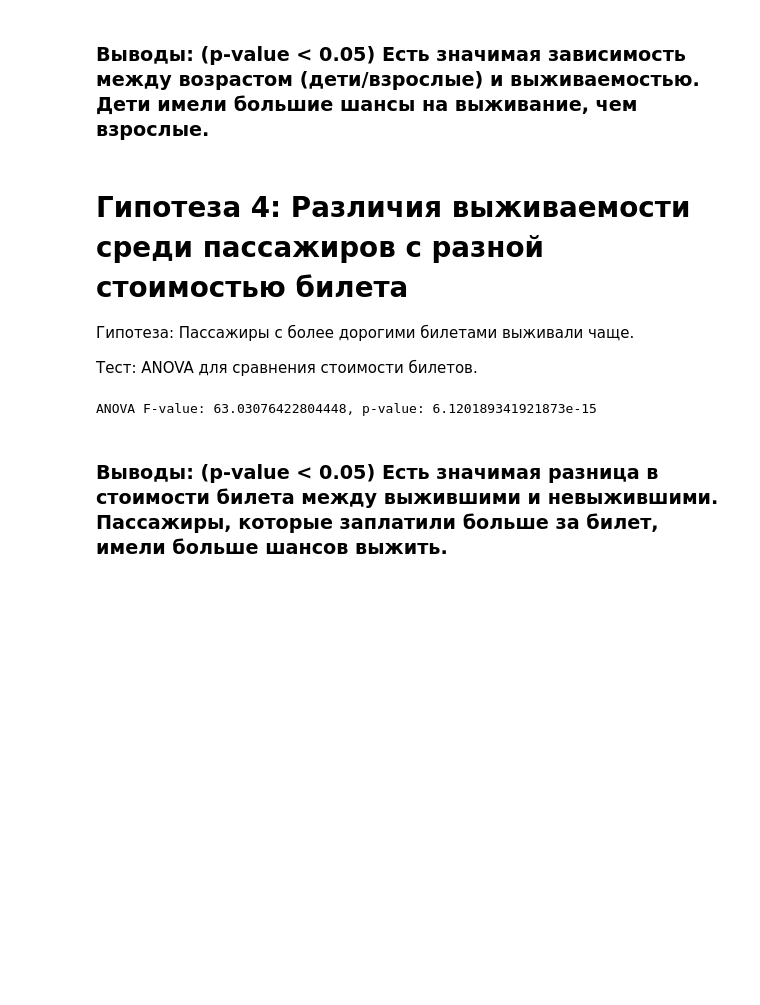
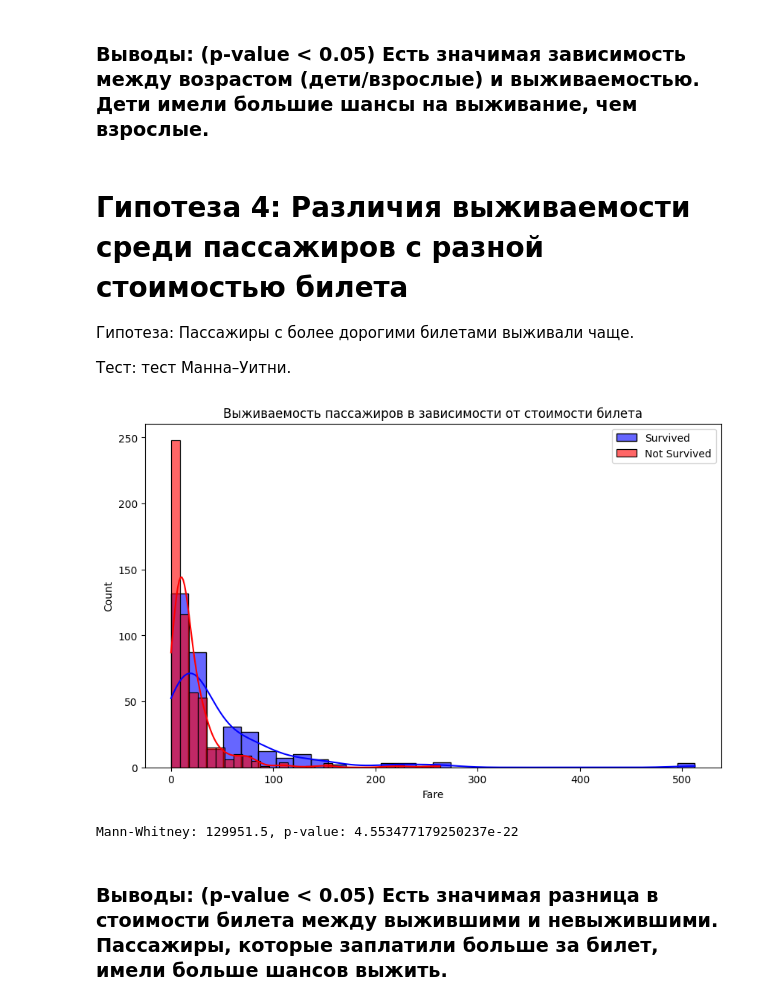
Before and after one commit to vilenaamanova/titanic-ml, a Jupyter notebook: notebook.ipynb, the cells around one changed output. Drawn from its saved outputs; the diff is of its cells as text; code cells hidden in the pictures; blank space fills up the shorter version.

```diff
--- a/notebook.ipynb
+++ b/notebook.ipynb
@@ -172,19 +174,27 @@ Chi2: 12.56903165970517, p-value: 0.0003921917414076711
 
 Гипотеза: Пассажиры с более дорогими билетами выживали чаще.
 
-Тест: ANOVA для сравнения стоимости билетов.
+Тест: тест Манна–Уитни.
 # %%
-from scipy.stats import f_oneway
-
 # Разделим данные на группы: выжившие и не выжившие
 fare_survived = data[data['Survived'] == 1]['Fare'].dropna()
 fare_not_survived = data[data['Survived'] == 0]['Fare'].dropna()
 
+plt.figure(figsize=(10, 6))
+sns.histplot(fare_survived, bins=30, kde=True, color='blue', label='Survived', alpha=0.6)
+sns.histplot(fare_not_survived, bins=30, kde=True, color='red', label='Not Survived', alpha=0.6)
+plt.title('Выживаемость пассажиров в зависимости от стоимости билета')
+plt.xlabel('Fare')
+plt.ylabel('Count')
+plt.legend()
+plt.show()
+
 # Проверка различий стоимости билета между группами
-anova_result = f_oneway(fare_survived, fare_not_survived)
-print(f"ANOVA F-value: {anova_result.statistic}, p-value: {anova_result.pvalue}")
+mannwhitney_result = mannwhitneyu(fare_survived, fare_not_survived, alternative='two-sided')
+print(f"Mann-Whitney: {mannwhitney_result.statistic}, p-value: {mannwhitney_result.pvalue}")
 # %% [output]
+[figure, added]
-ANOVA F-value: 63.03076422804448, p-value: 6.120189341921873e-15
+Mann-Whitney: 129951.5, p-value: 4.553477179250237e-22
 # %% [markdown]
 ### Выводы: (p-value < 0.05) Есть значимая разница в стоимости билета между выжившими и невыжившими. Пассажиры, которые заплатили больше за билет, имели больше шансов выжить.
 # %% [markdown]
```
Also changed, not shown: parts of 10 cells of this notebook.
